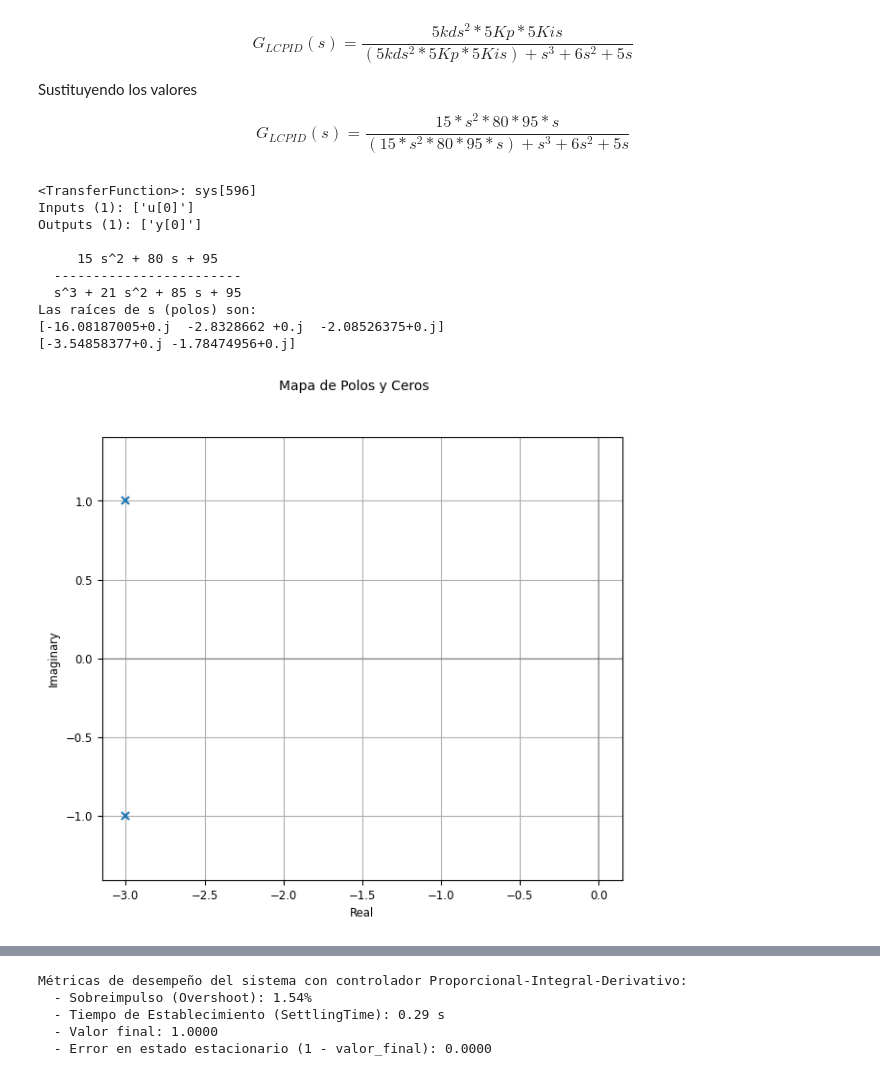
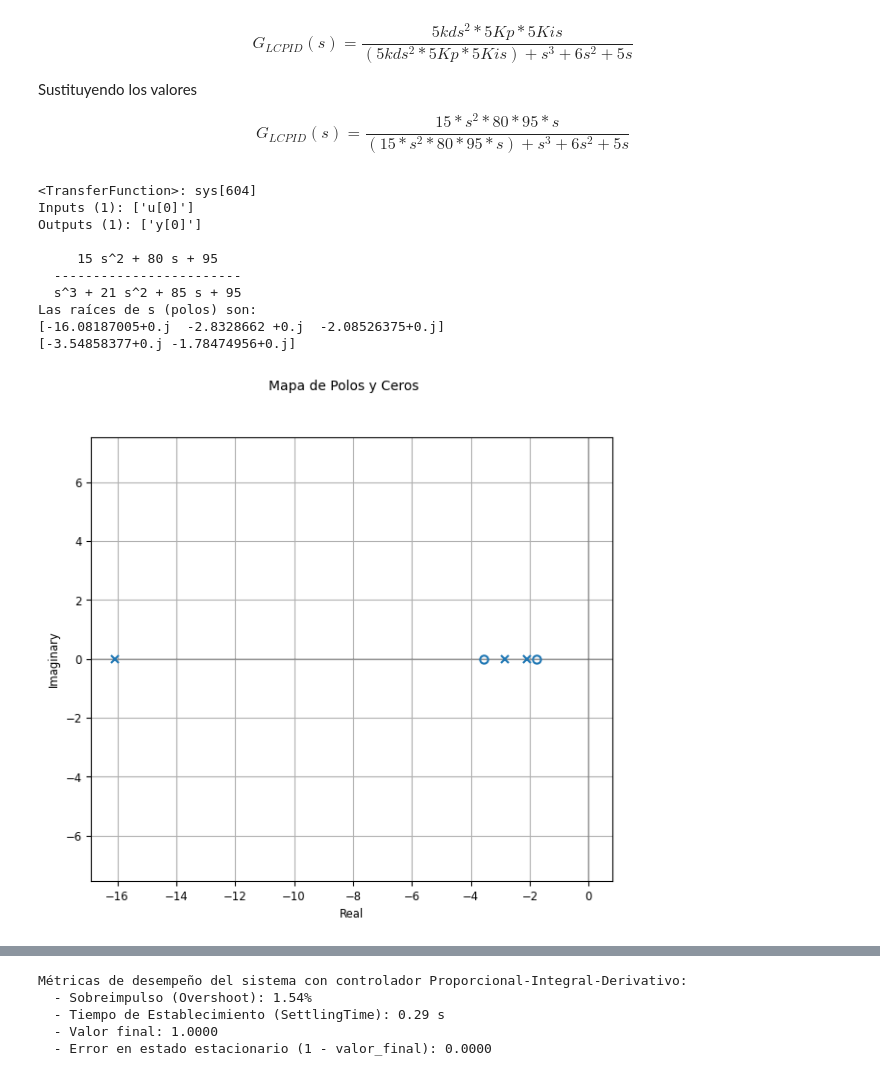
Before and after one commit to EmeCR31/control-clasico, a Jupyter notebook: Examenes/E_2_Controlador_PID.ipynb, the cells around one changed output, grey strips where cells are left out. Saved outputs shown, nothing was run; the diff lists cells and outputs as text; code cells hidden in the pictures.

```diff
--- a/Examenes/E_2_Controlador_PID.ipynb
+++ b/Examenes/E_2_Controlador_PID.ipynb
@@ -243,7 +243,7 @@ print(zerospid)
 
 # --- Visualización del Mapa de Polos y Ceros ---
 plt.figure(figsize=(7, 6))
-ct.pzmap(G_LC, title='Mapa de Polos y Ceros')
+ct.pzmap(sis_PID, title='Mapa de Polos y Ceros')
 plt.grid(True)
 plt.show()
 
@@ -255,35 +255,35 @@ t, y_PID2 = ct.step_response(sis_PID,T=t)
 plt.figure(figsize=(10, 6))
 plt.plot(t, y_base, label="Respuesta sin controlador.")
 #plt.plot(t, y_P, label=f"Controlador P (Kp = {Kp})")
 plt.plot(t, y_PID2, label=f"Controlador PID (Kp = {Kp_pid} Kd={kd_pid} y Ki = {Ki})")
 plt.axhline(y=1, color="r", linestyle=":", label="Referencia.")
 
 plt.title("Comparativa: Control Proporcional-Integral-Derivativo (PID).")
 plt.xlabel("Tiempo (s)")
 plt.ylabel("Amplitud")
 plt.legend()
 plt.grid(True)
 plt.show()
 # --- Verificación de las métricas de desempeño. ---
 print("Métricas de desempeño del sistema con controlador Proporcional-Integral-Derivativo:")
 info = ct.step_info(sis_PID)
 print(f"  - Sobreimpulso (Overshoot): {info['Overshoot']:.2f}%")
 print(f"  - Tiempo de Establecimiento (SettlingTime): {info['SettlingTime']:.2f} s")
 valor_final = y_PID[-1]
 print(f"  - Valor final: {valor_final:.4f}")
 print(f"  - Error en estado estacionario (1 - valor_final): {1 - valor_final:.4f}")
 # %% [output]
-<TransferFunction>: sys[596]
+<TransferFunction>: sys[604]
 Inputs (1): ['u[0]']
 Outputs (1): ['y[0]']
 
      15 s^2 + 80 s + 95
   ------------------------
   s^3 + 21 s^2 + 85 s + 95
 Las raíces de s (polos) son:
 [-16.08187005+0.j  -2.8328662 +0.j  -2.08526375+0.j]
 [-3.54858377+0.j -1.78474956+0.j]
-[figure, old version]
+[figure, new version]
 [figure]
 Métricas de desempeño del sistema con controlador Proporcional-Integral-Derivativo:
   - Sobreimpulso (Overshoot): 1.54%
```
